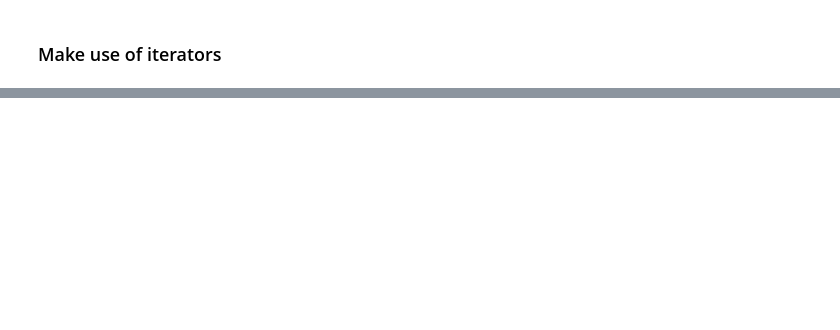
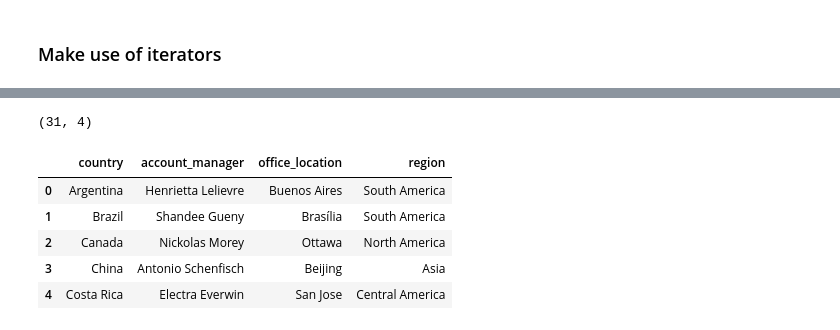
Before and after one commit to shahedkarolia/UCDPA_SKarolia, a Jupyter notebook: UCD_PA_Assignment_Supporting_Notebook.ipynb, the cells around one changed output, grey strips where cells are left out. Cells and saved outputs as stored; diff of their text form; code cells hidden in the pictures; blank space fills up the shorter version.

```diff
--- a/UCD_PA_Assignment_Supporting_Notebook.ipynb
+++ b/UCD_PA_Assignment_Supporting_Notebook.ipynb
@@ -408,0 +484,13 @@ random_addresses
+# %%
+# load account manager data into dataframe
+acc_managers =  pd.read_excel('DataSets/dummy_customer_data.xlsx', sheet_name='acc_managers')
+print(acc_managers.shape)
+acc_managers.head()
+# %% [output]
+(31, 4)
+|  | country | account_manager | office_location | region |
+| 0 | Argentina | Henrietta Lelievre | Buenos Aires | South America |
+| 1 | Brazil | Shandee Gueny | Brasília | South America |
+| 2 | Canada | Nickolas Morey | Ottawa | North America |
+| 3 | China | Antonio Schenfisch | Beijing | Asia |
+| 4 | Costa Rica | Electra Everwin | San Jose | Central America |
```
Also changed, not shown: parts of 17 cells of this notebook.
